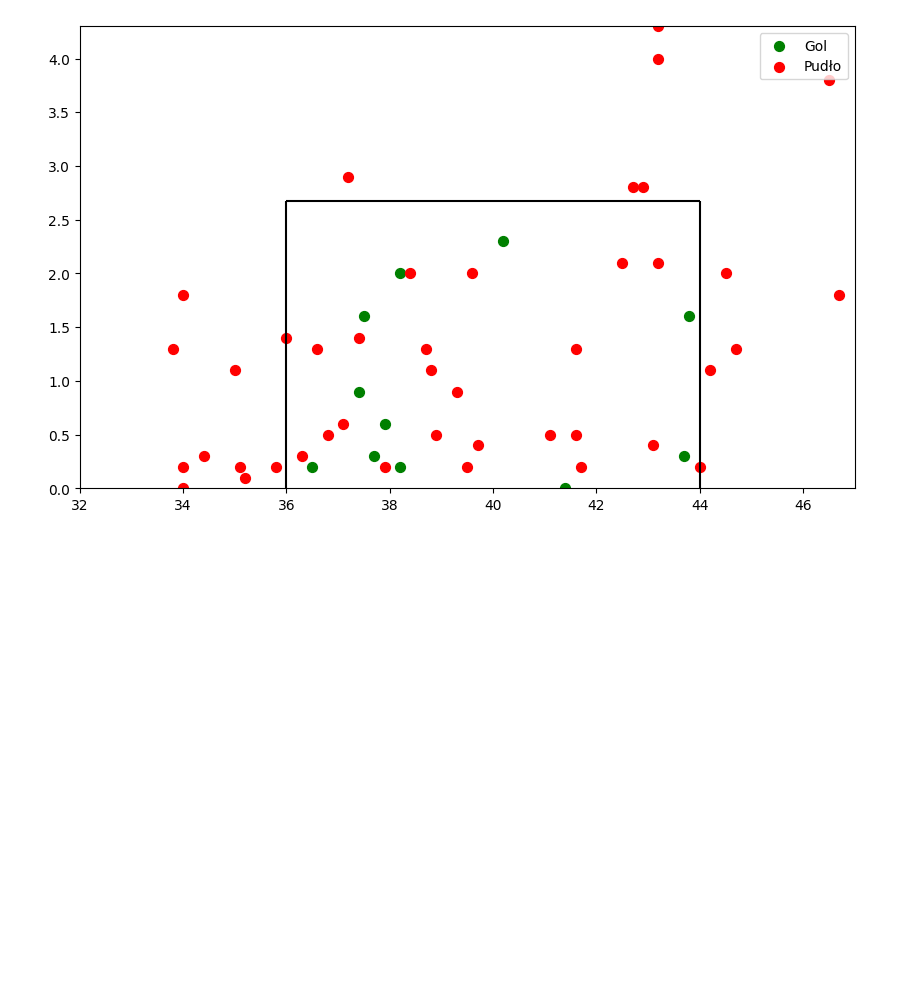
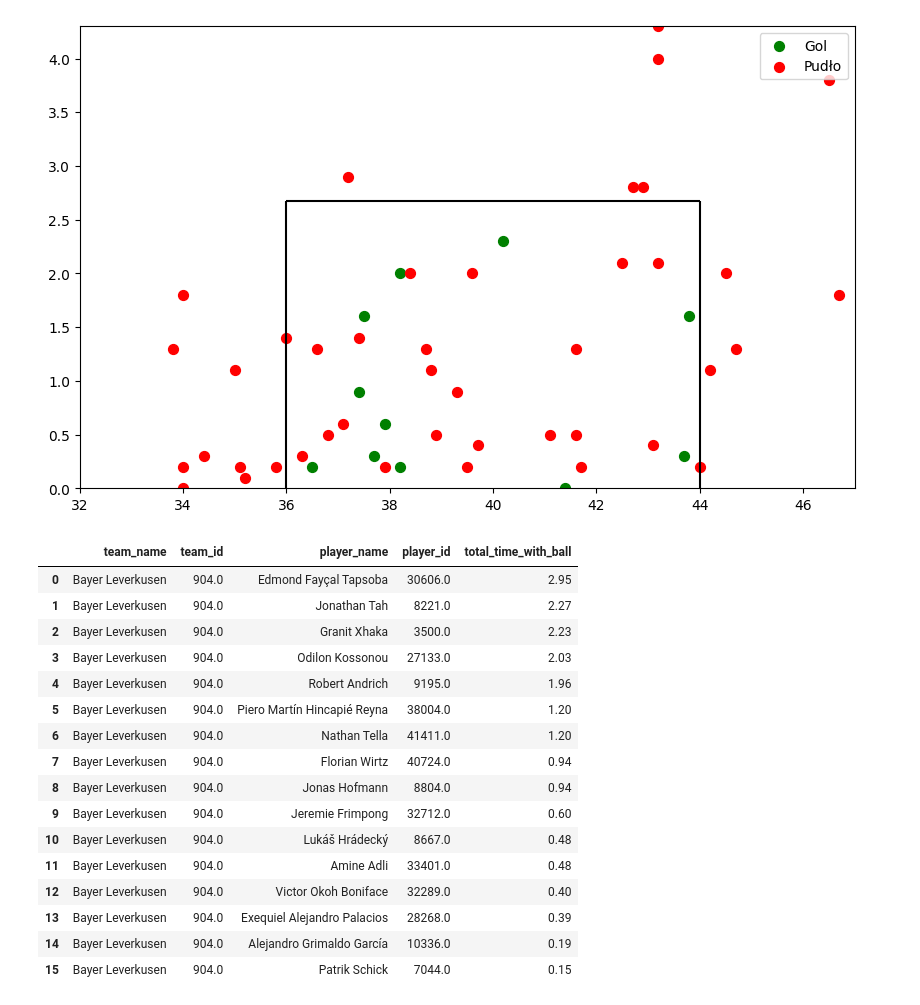
Before and after one commit to domino644/scala_football_analyzer, a Jupyter notebook: visualization/client.ipynb, the cells around one changed output. Saved outputs shown, nothing was run; the diff lists cells and outputs as text; code cells hidden in the pictures; blank space fills up the shorter version.

```diff
--- a/visualization/client.ipynb
+++ b/visualization/client.ipynb
@@ -144,0 +153,20 @@ shotMap(filtered_shots_localizations["end_location"].to_numpy(), filtered_shots_
+# %%
+leverkusen_poss
+# %% [output]
+|  | team_name | team_id | player_name | player_id | total_time_with_ball |
+| 0 | Bayer Leverkusen | 904.0 | Edmond Fayçal Tapsoba | 30606.0 | 2.95 |
+| 1 | Bayer Leverkusen | 904.0 | Jonathan Tah | 8221.0 | 2.27 |
+| 2 | Bayer Leverkusen | 904.0 | Granit Xhaka | 3500.0 | 2.23 |
+| 3 | Bayer Leverkusen | 904.0 | Odilon Kossonou | 27133.0 | 2.03 |
+| 4 | Bayer Leverkusen | 904.0 | Robert Andrich | 9195.0 | 1.96 |
+| 5 | Bayer Leverkusen | 904.0 | Piero Martín Hincapié Reyna | 38004.0 | 1.20 |
+| 6 | Bayer Leverkusen | 904.0 | Nathan Tella | 41411.0 | 1.20 |
+| 7 | Bayer Leverkusen | 904.0 | Florian Wirtz | 40724.0 | 0.94 |
+| 8 | Bayer Leverkusen | 904.0 | Jonas Hofmann | 8804.0 | 0.94 |
+| 9 | Bayer Leverkusen | 904.0 | Jeremie Frimpong | 32712.0 | 0.60 |
+| 10 | Bayer Leverkusen | 904.0 | Lukáš Hrádecký | 8667.0 | 0.48 |
+| 11 | Bayer Leverkusen | 904.0 | Amine Adli | 33401.0 | 0.48 |
+| 12 | Bayer Leverkusen | 904.0 | Victor Okoh Boniface | 32289.0 | 0.40 |
+| 13 | Bayer Leverkusen | 904.0 | Exequiel Alejandro Palacios | 28268.0 | 0.39 |
+| 14 | Bayer Leverkusen | 904.0 | Alejandro Grimaldo García | 10336.0 | 0.19 |
+| 15 | Bayer Leverkusen | 904.0 | Patrik Schick | 7044.0 | 0.15 |
```
Also changed, not shown: parts of 7 cells of this notebook, 1 other file.
